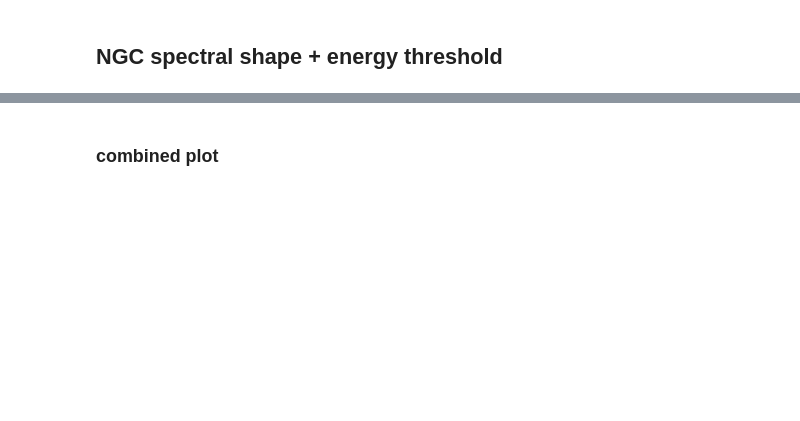
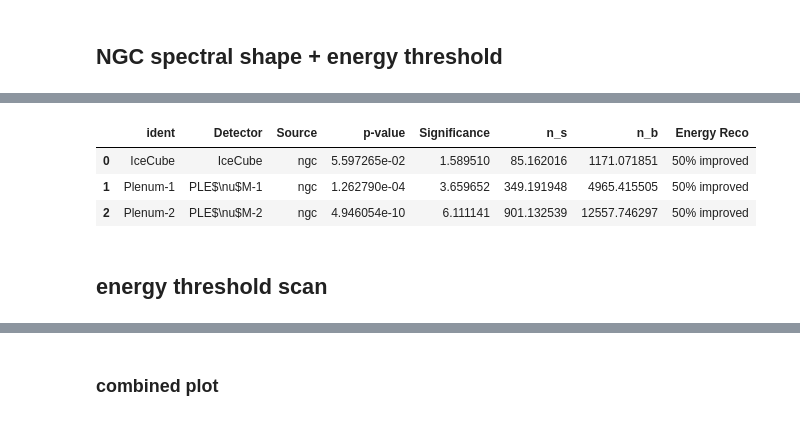
Before and after one commit to PLEnuM-group/Plenum, a Jupyter notebook: notebooks/misc/energy_spectrum_wiggle.ipynb, the cells around one changed output, grey strips where cells are left out. Drawn from its saved outputs; the diff is of its cells as text; code cells hidden in the pictures; blank space fills up the shorter version.

```diff
--- a/notebooks/misc/energy_spectrum_wiggle.ipynb
+++ b/notebooks/misc/energy_spectrum_wiggle.ipynb
@@ -504,3 +613,12 @@ flux normalization before 5e-14 after 7.140343995453224e-14
+# %%
+results
+# %% [output]
+|  | ident | Detector | Source | p-value | Significance | n_s | n_b | Energy Reco |
+| 0 | IceCube | IceCube | ngc | 5.597265e-02 | 1.589510 | 85.162016 | 1171.071851 | 50% improved |
+| 1 | Plenum-1 | PLE$\nu$M-1 | ngc | 1.262790e-04 | 3.659652 | 349.191948 | 4965.415505 | 50% improved |
+| 2 | Plenum-2 | PLE$\nu$M-2 | ngc | 4.946054e-10 | 6.111141 | 901.132539 | 12557.746297 | 50% improved |
+# %% [markdown]
+## energy threshold scan
 # %%
 ## NGC 1068 and TXS 0506+056
 # analysis region in distance to source
```
Also changed, not shown: parts of 13 cells of this notebook, 4 other files.
